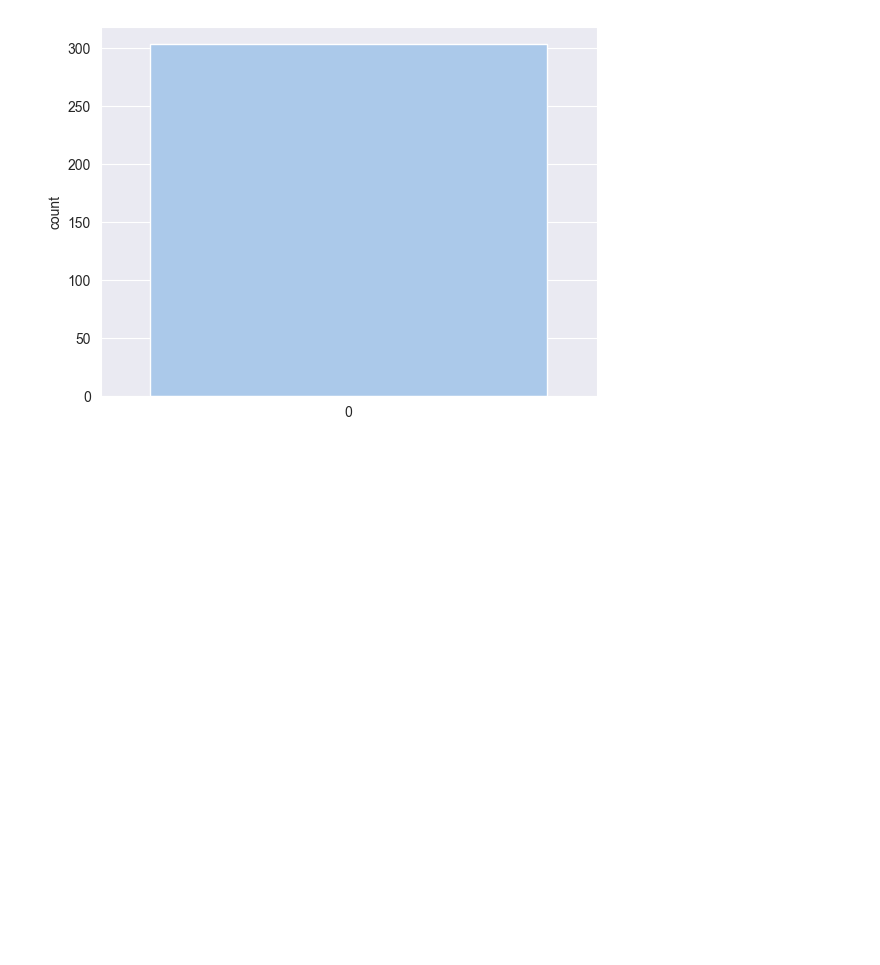
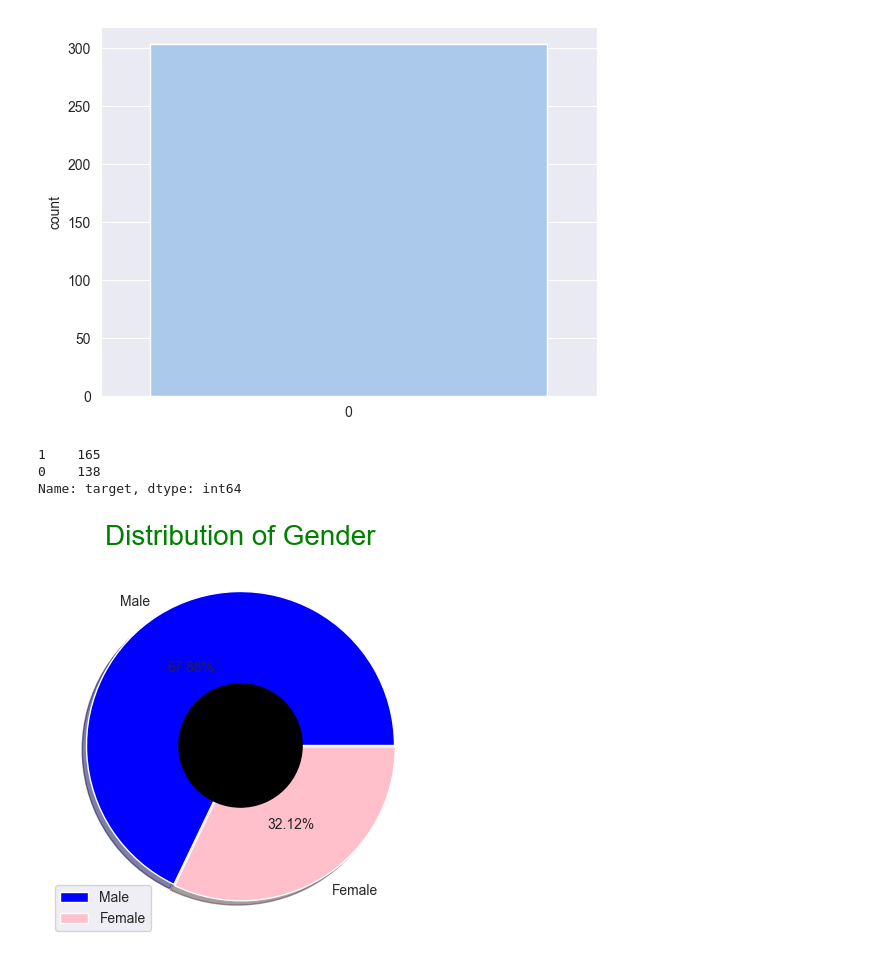
Before and after one commit to 18-RAJAT/Heart-Disease-Prediction, a Jupyter notebook: Heart-Disease-Prediction.ipynb, the cells around one changed output. Saved outputs shown, nothing was run; the diff lists cells and outputs as text; code cells hidden in the pictures; blank space fills up the shorter version.

Commit message:
distribution the category

```diff
--- a/Heart-Disease-Prediction.ipynb
+++ b/Heart-Disease-Prediction.ipynb
@@ -75,3 +75,26 @@ sn.countplot(df['target'], palette = 'pastel',color="orange")
 # %% [output]
 <AxesSubplot: ylabel='count'>
 [figure]
+# %%
+df['target'].value_counts()
+# %% [output]
+1    165
+0    138
+Name: target, dtype: int64
+# %%
+size = [205, 97]
+colors = ['blue', 'pink']
+labels = "Male", "Female"
+explode = [0, 0.01]
+
+my_circle = plt.Circle((0, 0), 0.4, color = 'black')
+
+plt.rcParams['figure.figsize'] = (5, 5)
+plt.pie(size, colors = colors, labels = labels, shadow = True, explode = explode, autopct = '%.2f%%')
+plt.title('Distribution of Gender', fontsize = 20,color="green")
+p = plt.gcf()
+p.gca().add_artist(my_circle)
+plt.legend()
+plt.show()
+# %% [output]
+[figure, added]
```
